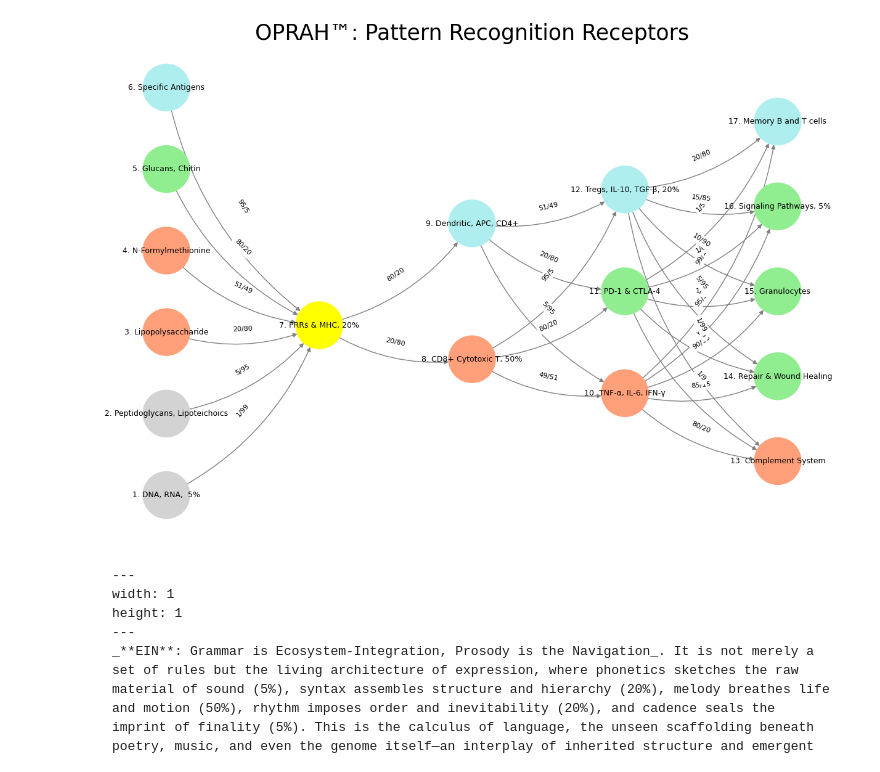
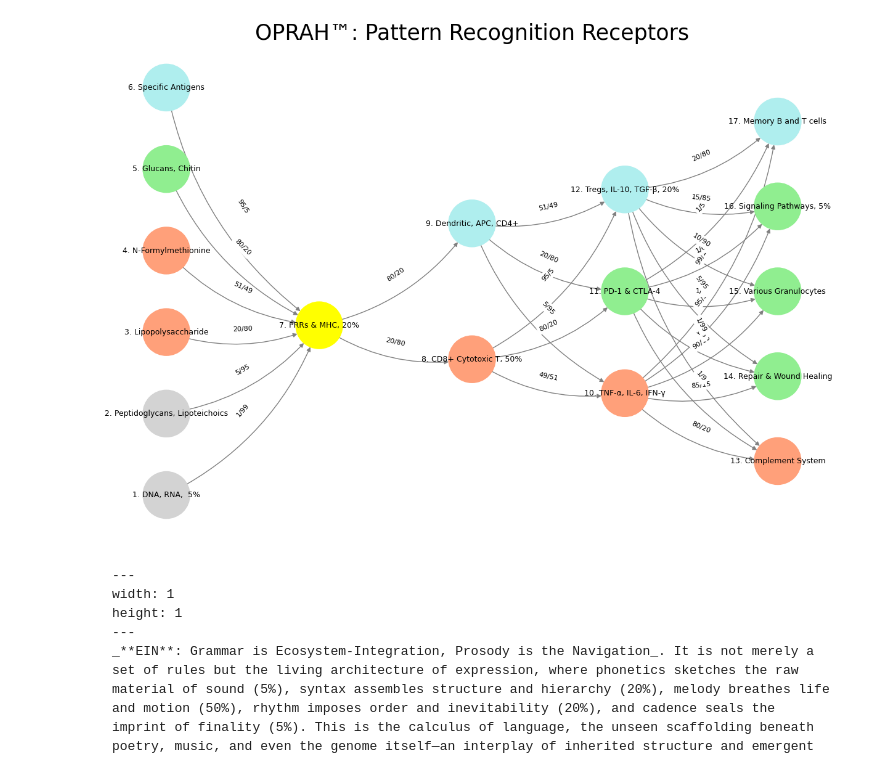
Before and after one commit to abikesa/artescienza, a Jupyter notebook: kitabo/ensi/_build/jupyter_execute/index.ipynb, the cells around one changed output. Cells and saved outputs as stored; diff of their text form; code cells hidden in the pictures.

````diff
--- a/kitabo/ensi/_build/jupyter_execute/index.ipynb
+++ b/kitabo/ensi/_build/jupyter_execute/index.ipynb
@@ -104,7 +104,7 @@ def define_layers():
         'Voir': ['PRRs & MHC, 20%'],
         'Choisis': ['CD8+ Cytotoxic T, 50%', 'Dendritic, APC, CD4+'],
         'Deviens': ['TNF-α, IL-6, IFN-γ', 'PD-1 & CTLA-4', 'Tregs, IL-10, TGF-β, 20%'],
-        "M'èléve": ['Complement System', 'Repair & Wound Healing', 'Granulocytes', 'Signaling Pathways, 5%', 'Memory B and T cells']
+        "M'èléve": ['Complement System', 'Repair & Wound Healing', 'Various Granulocytes', 'Signaling Pathways, 5%', 'Memory B and T cells']
     }
 
 # Assign colors to nodes
@@ -112,7 +112,7 @@ def assign_colors():
     color_map = {
         'yellow': ['PRRs & MHC, 20%'],
         'paleturquoise': ['Specific Antigens', 'Dendritic, APC, CD4+', 'Tregs, IL-10, TGF-β, 20%', 'Memory B and T cells'],
-        'lightgreen': ["Glucans, Chitin", 'PD-1 & CTLA-4', 'Repair & Wound Healing', 'Signaling Pathways, 5%', 'Granulocytes'],
+        'lightgreen': ["Glucans, Chitin", 'PD-1 & CTLA-4', 'Repair & Wound Healing', 'Signaling Pathways, 5%', 'Various Granulocytes'],
         'lightsalmon': ['Lipopolysaccharide', 'N-Formylmethionine', 'CD8+ Cytotoxic T, 50%', 'TNF-α, IL-6, IFN-γ', 'Complement System'],
     }
     return {node: color for color, nodes in color_map.items() for node in nodes}
@@ -136,17 +136,17 @@ def define_edges():
         ('Dendritic, APC, CD4+', 'Tregs, IL-10, TGF-β, 20%'): '51/49',
         ('TNF-α, IL-6, IFN-γ', 'Complement System'): '80/20',
         ('TNF-α, IL-6, IFN-γ', 'Repair & Wound Healing'): '85/15',
-        ('TNF-α, IL-6, IFN-γ', 'Granulocytes'): '90/10',
+        ('TNF-α, IL-6, IFN-γ', 'Various Granulocytes'): '90/10',
         ('TNF-α, IL-6, IFN-γ', 'Signaling Pathways, 5%'): '95/5',
         ('TNF-α, IL-6, IFN-γ', 'Memory B and T cells'): '99/1',
         ('PD-1 & CTLA-4', 'Complement System'): '1/9',
         ('PD-1 & CTLA-4', 'Repair & Wound Healing'): '1/8',
-        ('PD-1 & CTLA-4', 'Granulocytes'): '1/7',
+        ('PD-1 & CTLA-4', 'Various Granulocytes'): '1/7',
         ('PD-1 & CTLA-4', 'Signaling Pathways, 5%'): '1/6',
         ('PD-1 & CTLA-4', 'Memory B and T cells'): '1/5',
         ('Tregs, IL-10, TGF-β, 20%', 'Complement System'): '1/99',
         ('Tregs, IL-10, TGF-β, 20%', 'Repair & Wound Healing'): '5/95',
-        ('Tregs, IL-10, TGF-β, 20%', 'Granulocytes'): '10/90',
+        ('Tregs, IL-10, TGF-β, 20%', 'Various Granulocytes'): '10/90',
         ('Tregs, IL-10, TGF-β, 20%', 'Signaling Pathways, 5%'): '15/85',
         ('Tregs, IL-10, TGF-β, 20%', 'Memory B and T cells'): '20/80'
     }
@@ -177,34 +177,34 @@ def visualize_nn():
     for i, (layer_name, nodes) in enumerate(layers.items()):
         positions = calculate_positions(nodes, x_offset=i * 2)
         for node, position in zip(nodes, positions):
             new_node = mapping[node]
             G.add_node(new_node, layer=layer_name)
             pos[new_node] = position
             node_colors.append(colors.get(node, 'lightgray'))
 
     # Add edges with updated node labels
     for (source, target), weight in edges.items():
         if source in mapping and target in mapping:
             new_source = mapping[source]
             new_target = mapping[target]
             G.add_edge(new_source, new_target, weight=weight)
 
     # Draw the graph
     plt.figure(figsize=(12, 8))
     edges_labels = {(u, v): d["weight"] for u, v, d in G.edges(data=True)}
 
     nx.draw(
         G, pos, with_labels=True, node_color=node_colors, edge_color='gray',
         node_size=3000, font_size=9, connectionstyle="arc3,rad=0.2"
     )
     nx.draw_networkx_edge_labels(G, pos, edge_labels=edges_labels, font_size=8)
     plt.title("OPRAH™: Pattern Recognition Receptors", fontsize=25)
     plt.show()
 
 # Run the visualization
 visualize_nn()
 # %% [output]
-[figure, old version]
+[figure, new version]
 # %% [markdown]
 ```{figure} figures/blanche.*
 ---
````
Also changed, not shown: 11 other files.
